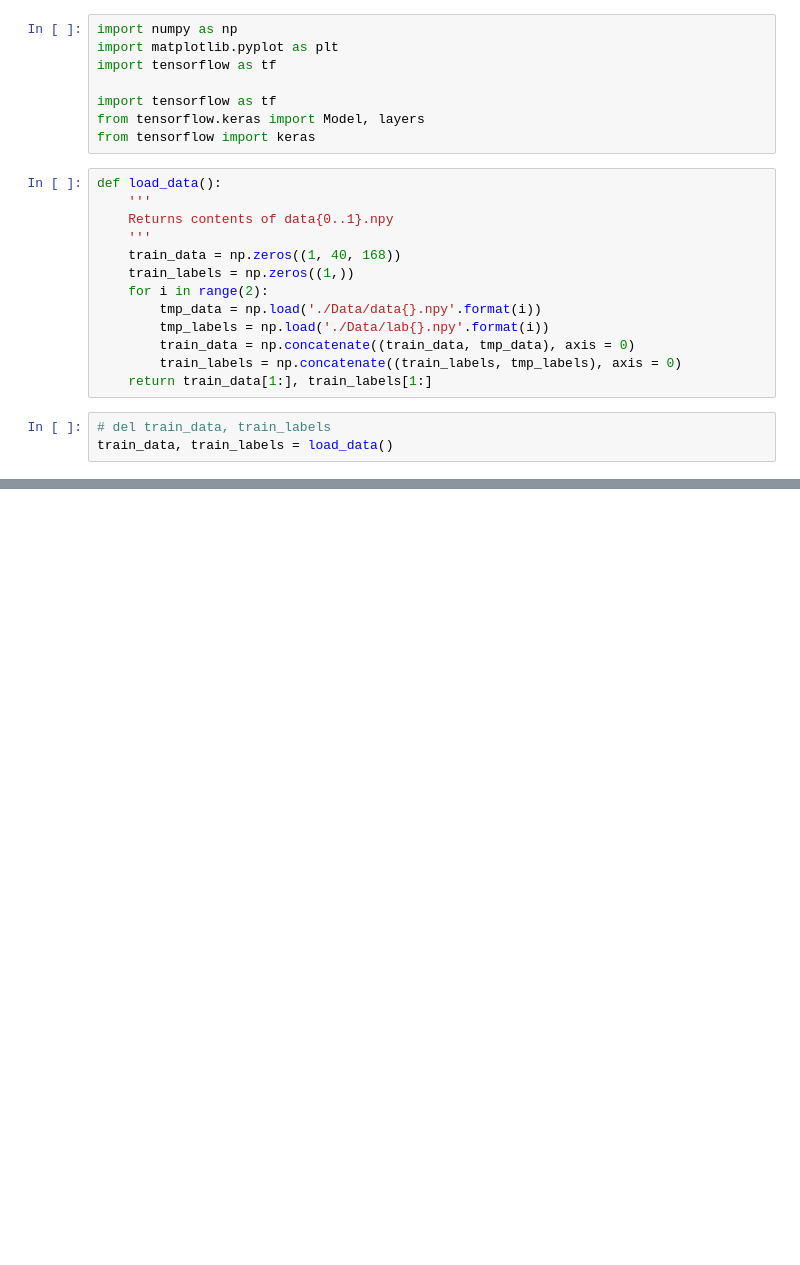
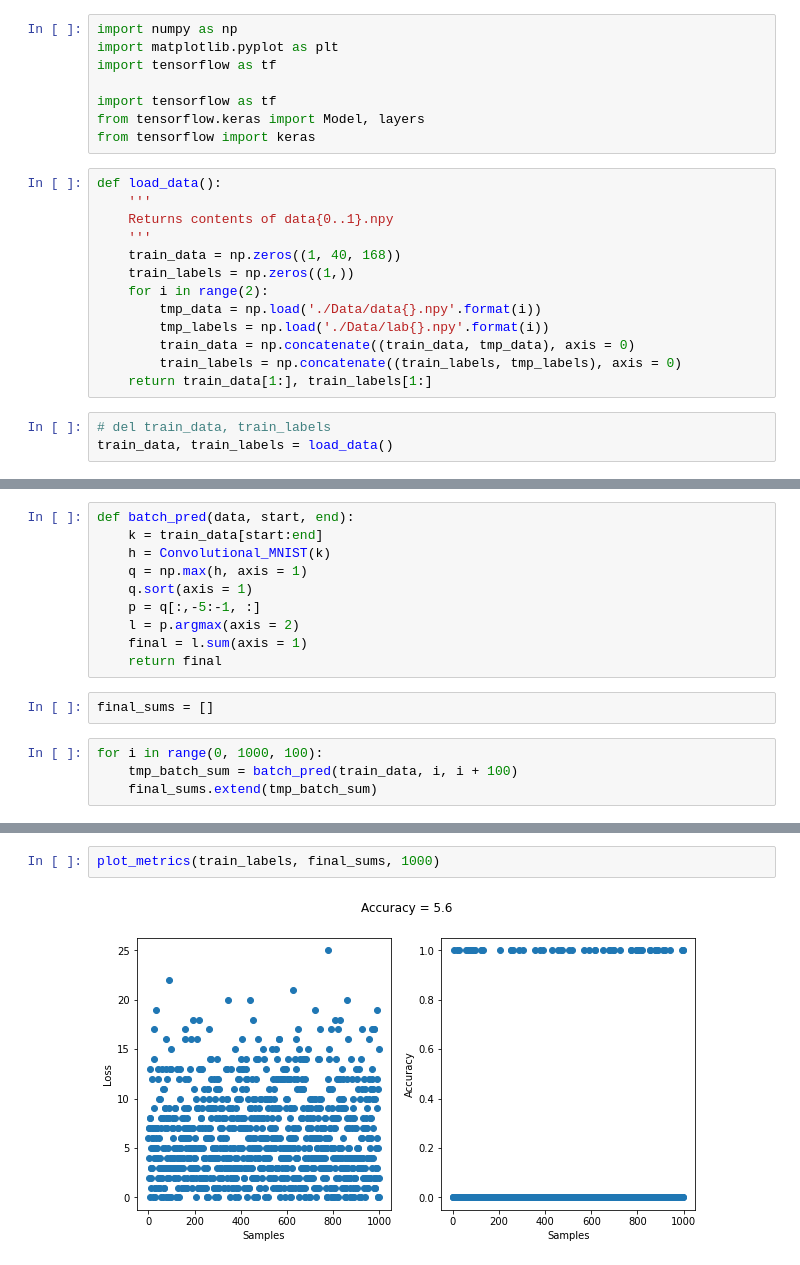
Before and after one commit to shaunak-badani/Digit-Summation, a Jupyter notebook: Digit Summation.ipynb, the cells around one changed output, grey strips where cells are left out. Cells and saved outputs as stored; diff of their text form; blank space fills up the shorter version.

```diff
--- a/Digit Summation.ipynb
+++ b/Digit Summation.ipynb
@@ -148 +159,17 @@ step: 1990, loss: 3.264644, accuracy: 0.385000
+# %%
+def batch_pred(data, start, end):
+    k = train_data[start:end]
+    h = Convolutional_MNIST(k)
+    q = np.max(h, axis = 1)
+    q.sort(axis = 1)
+    p = q[:,-5:-1, :]
+    l = p.argmax(axis = 2)
+    final = l.sum(axis = 1)
+    return final
+# %%
+final_sums = []
+# %%
+for i in range(0, 1000, 100):
+    tmp_batch_sum = batch_pred(train_data, i, i + 100)
+    final_sums.extend(tmp_batch_sum)
 # %%
@@ -163,0 +194,4 @@ Text(0, 0.5, 'Accuracy')
+# %%
+plot_metrics(train_labels, final_sums, 1000)
+# %% [output]
+[figure, added]
```
Also changed, not shown: parts of 30 cells of this notebook, 8 other files.
